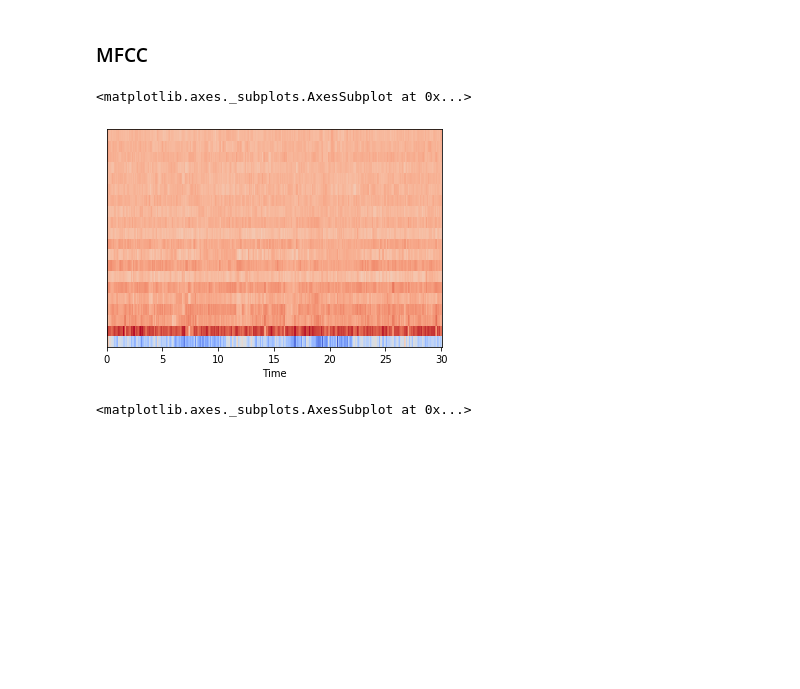
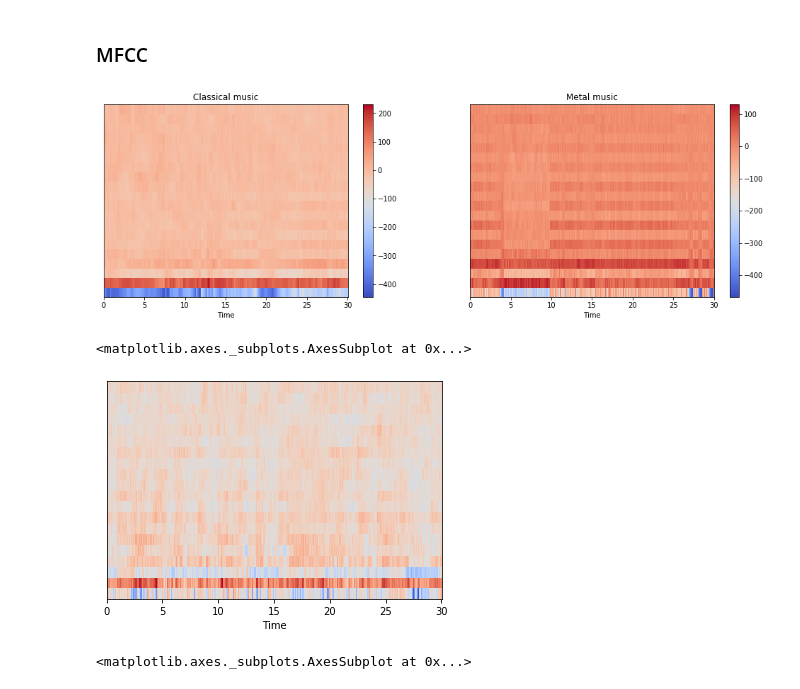
Before and after one commit to yazidmouline/MusicGenreClassification, a Jupyter notebook: Dataset.ipynb, the cells around one changed output. Saved outputs shown, nothing was run; the diff lists cells and outputs as text; code cells hidden in the pictures; blank space fills up the shorter version.

```diff
--- a/Dataset.ipynb
+++ b/Dataset.ipynb
@@ -29,13 +33,36 @@ librosa.display.waveplot(x, sr=sr)
 # %% [markdown]
 <h3>MFCC</h3>
+# %%
+mfccs_1 = librosa.feature.mfcc(x_1, sr_1)
+
+fig = plt.figure(figsize=(17,5))
+ax1 = fig.add_subplot(121)
+ax1.title.set_text('Classical music')
+
+#Displaying  the MFCCs:
+librosa.display.specshow(mfccs_1, sr=sr_1, x_axis='time')
+
+plt.colorbar()
+
+mfccs_2 = librosa.feature.mfcc(x_2, sr_2)
+
+#Displaying  the MFCCs:
+ax2 = fig.add_subplot(122)
+ax2.title.set_text('Metal music')
+librosa.display.specshow(mfccs_2, sr=sr_2, x_axis='time')
+plt.colorbar()
+
+plt.show()
+# %% [output]
+[figure, added]
 # %%
-mfccs = librosa.feature.mfcc(x, sr)
+mfccs_2 = librosa.feature.mfcc(x_2, sr_2)
 
 #Displaying  the MFCCs:
-librosa.display.specshow(mfccs, sr=sr, x_axis='time')
+librosa.display.specshow(mfccs_2, sr=sr_2, x_axis='time')
 # %% [output]
 <matplotlib.axes._subplots.AxesSubplot at 0x...>
-[figure, old version]
+[figure, new version]
 # %%
 mfccs = sklearn.preprocessing.scale(mfccs, axis=1)
 
```
Also changed, not shown: parts of 9 cells of this notebook, 2 other files.
